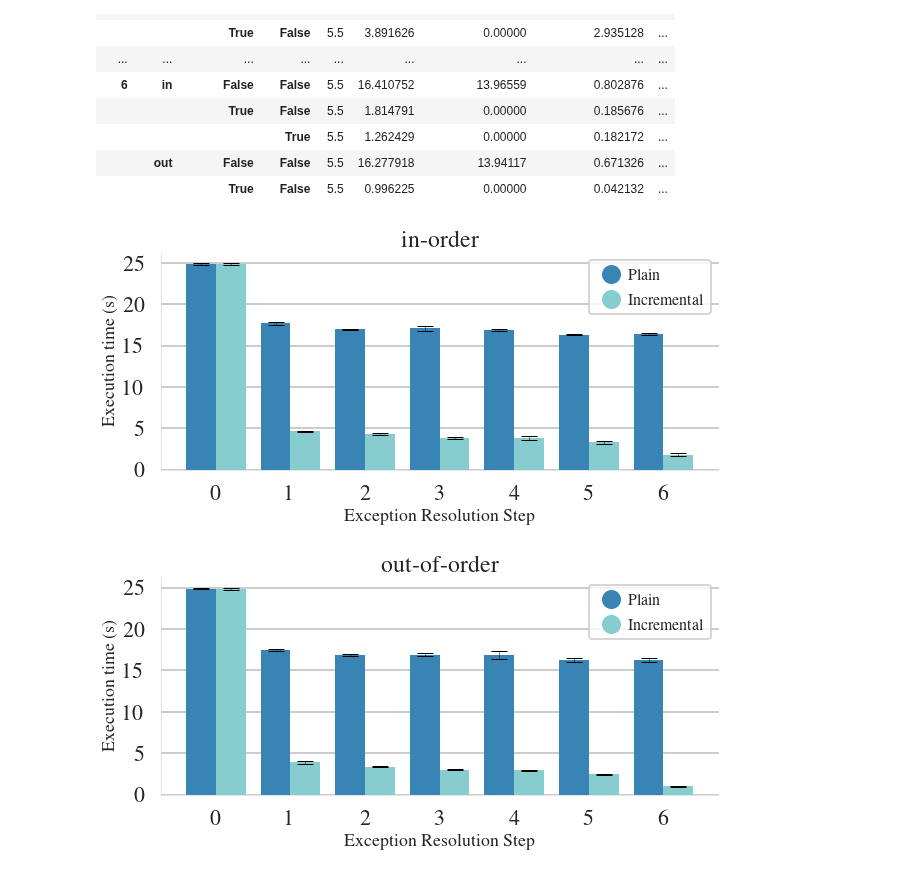
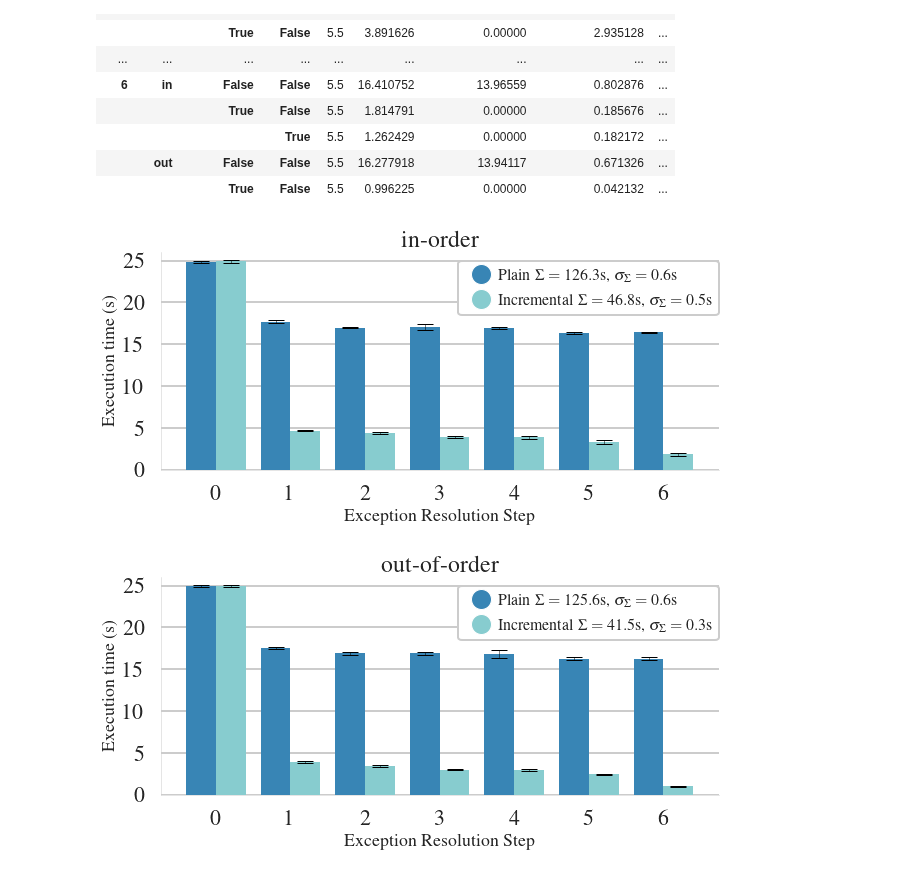
Before and after one commit to tuplex/tuplex, a Jupyter notebook: benchmarks/incremental/notebooks/01_Workshop_paper_plots.ipynb, the cells around one changed output. Cells and saved outputs as stored; diff of their text form; code cells hidden in the pictures.

Commit message:
figures

```diff
--- a/benchmarks/incremental/notebooks/01_Workshop_paper_plots.ipynb
+++ b/benchmarks/incremental/notebooks/01_Workshop_paper_plots.ipynb
@@ -173,6 +173,9 @@ gdf_sigma = gdf_sigma[~gdf_sigma['commit']]
 gdf_sum = df.groupby(['run', 'order', 'incremental', 'commit']).sum().reset_index()
 df_runtime_mu = gdf_sum.groupby(['order', 'incremental', 'commit']).mean().reset_index()
 df_runtime_std = gdf_sum.groupby(['order', 'incremental', 'commit']).std().reset_index()
+# %%
+def sel_row(df, order, inc):
+    return df[(df['order'] == order) & (df['incremental'] == inc) & (~df['commit'])].iloc[0]
 # %%
 
 palette_colors = [[.22, .52, .71], [.53, .80, .81],
@@ -211,37 +214,51 @@ for i in [0, 1]:
     subdf_sigma = gdf_sigma[gdf_sigma['order'] == order]
 
     w = .4
 
     data = subdf_mu[~subdf_mu['incremental']]
     data_err = subdf_sigma[~subdf_sigma['incremental']]
     plt.bar(data['step'] - w/2, data['jobTime'], w, yerr=data_err['jobTime'],
             capsize=8, edgecolor='none', linewidth=3)
 
     data = subdf_mu[subdf_mu['incremental']]
     data_err = subdf_sigma[subdf_sigma['incremental']]
     plt.bar(data['step'] + w/2, data['jobTime'], w, yerr=data_err['jobTime'],
             capsize=8, edgecolor='none', linewidth=3)
 
 
     sns.despine()
     plt.xlabel('Exception Resolution Step', fontsize=18)
     plt.ylabel('Execution time (s)', fontsize=18)
     plt.yticks([0, 5, 10, 15, 20, 25])
     plt.grid(axis='x')
 
-    hlabels=[('Plain', sns.color_palette()[0]), ('Incremental', sns.color_palette()[1]),]
+
+     # labels
+    fmt = ' $\\Sigma={:.1f}\\mathrm{{s}}$, $\\sigma_{{\\Sigma}}={:.1f}\\mathrm{{s}}$'
+    r = sel_row(df_runtime_mu, order, False)
+    r_err = sel_row(df_runtime_std, order, False)
+    plain_label = fmt.format(r['jobTime'], r_err['jobTime'])
+
+    r = sel_row(df_runtime_mu, order, True)
+    r_err = sel_row(df_runtime_std, order, True)
+    inc_label = fmt.format(r['jobTime'], r_err['jobTime'])
+
+    hlabels=[('Plain' + plain_label, sns.color_palette()[0]),
+             ('Incremental' + inc_label, sns.color_palette()[1]),]
     handles = []
     for h in hlabels:
         handles.append(Line2D([0], [0], marker='o', color='w', label=h[0],
                             markerfacecolor=h[1], markersize=20))
-    plt.legend(handles=handles, fontsize=16, handletextpad=0.05)
+    plt.legend(handles=handles, fontsize=16, handletextpad=0.05, framealpha=1,
+              bbox_to_anchor=(1, 1 - 1/26), loc=1, borderaxespad=0)
     plt.title(title)
+    plt.ylim(0, 26)
 
     os.makedirs('plots', exist_ok=True)
     plt.savefig(os.path.join('plots', name), transparent=True, dpi=120, bbox_inches = 'tight', pad_inches = 0)
 # %% [output]
-[figure, old version]
+[figure, new version]
-[figure, old version]
+[figure, new version]
 # %%
 # cost curves (cumulative, r5d.8xlarge)
 
```
